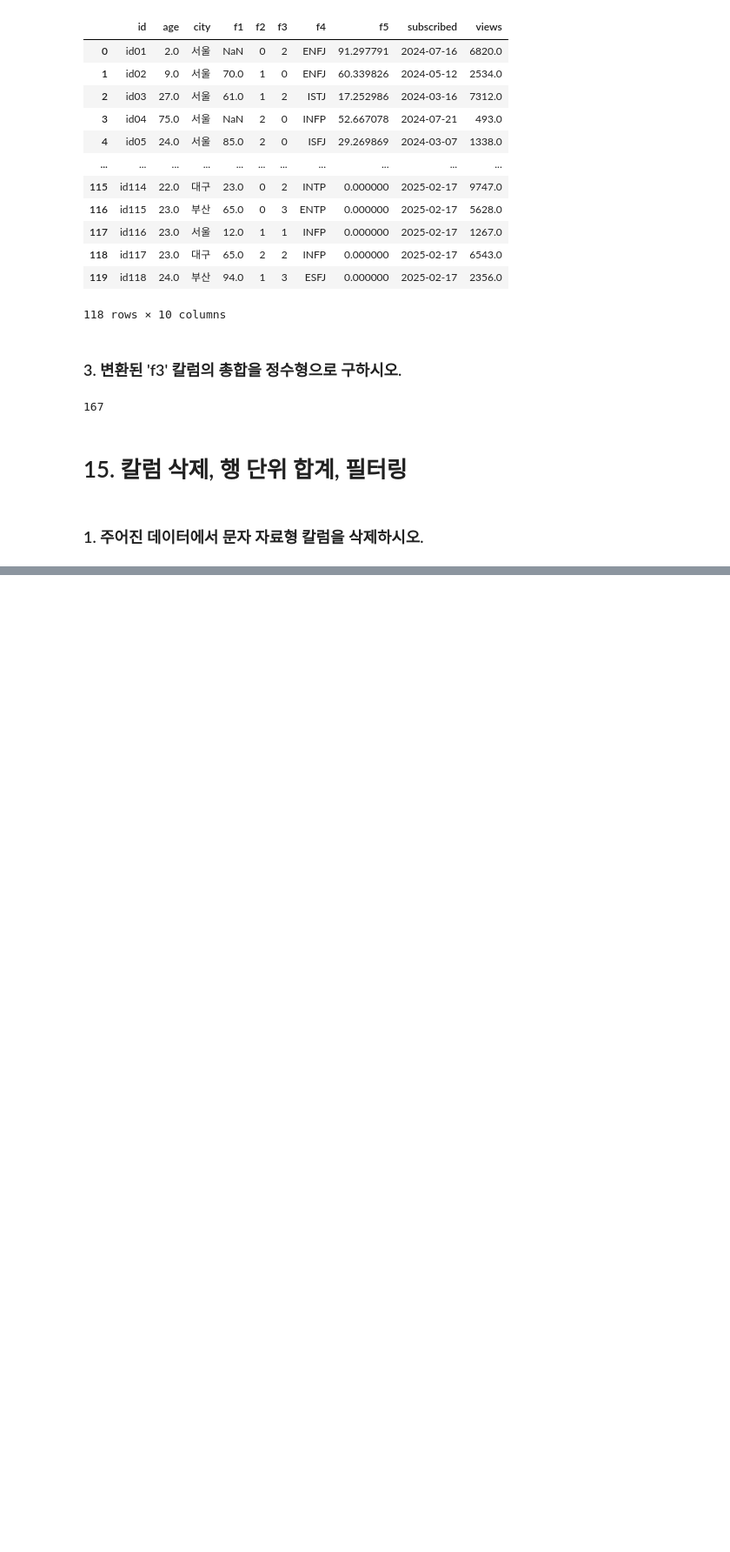
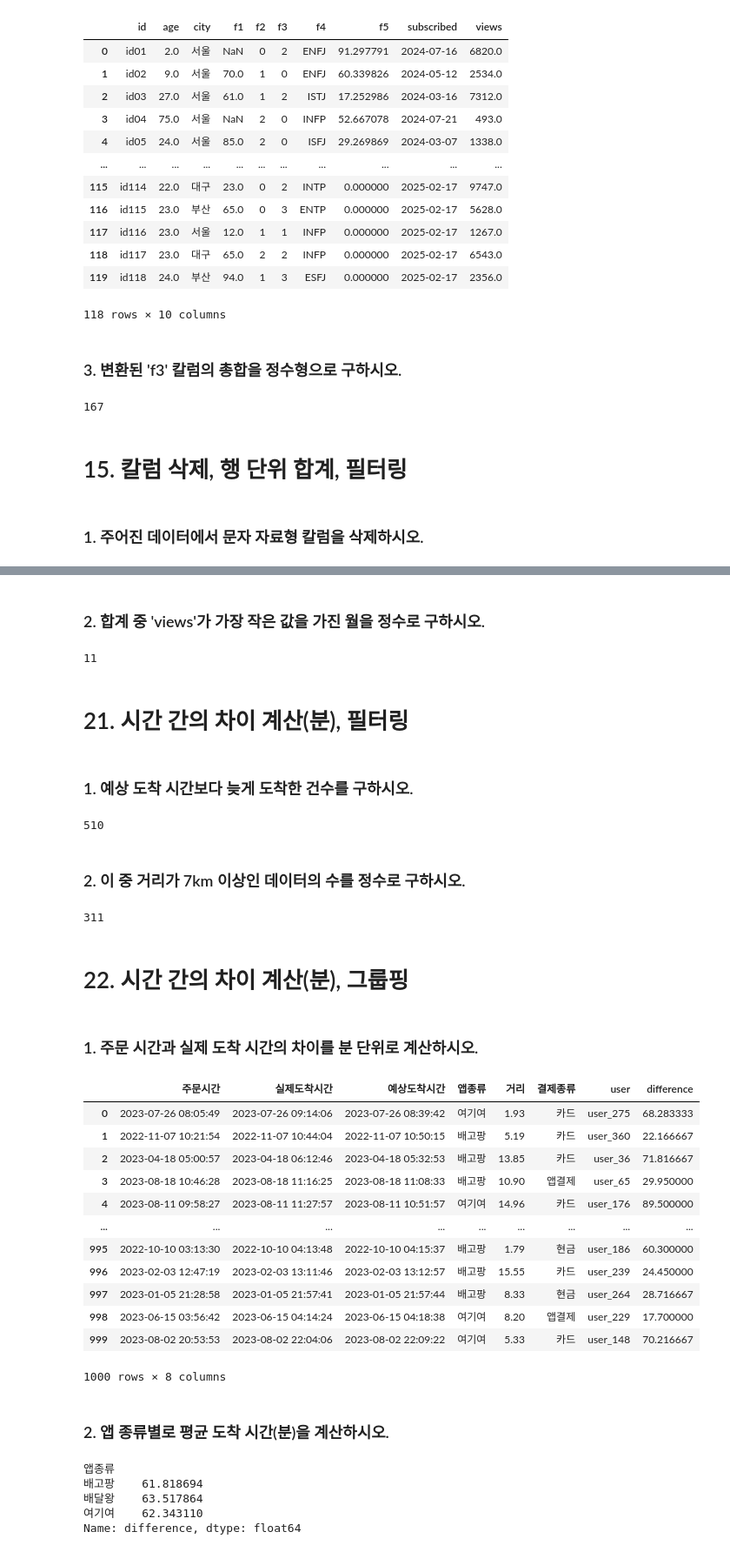
Before and after one commit to arsriu/Big_data_certificate, a Jupyter notebook: bigdata_analyst_Study(Part 1.) - 연습문제.ipynb, the cells around one changed output, grey strips where cells are left out. Shown: that part at 87% size. Drawn from its saved outputs; the diff is of its cells as text; code cells hidden in the pictures; blank space fills up the shorter version.

```diff
--- a/bigdata_analyst_Study(Part 1.) - 연습문제.ipynb
+++ b/bigdata_analyst_Study(Part 1.) - 연습문제.ipynb
@@ -480,0 +622,59 @@ memory usage: 9.5+ KB
+# %% [markdown]
+### 2. 합계 중 'views'가 가장 작은 값을 가진 월을 정수로 구하시오.
+# %%
+df.sort_values('views').index[0]
+# %% [output]
+11
+# %% [markdown]
+# 21. 시간 간의 차이 계산(분), 필터링
+# %% [markdown]
+### 1. 예상 도착 시간보다 늦게 도착한 건수를 구하시오.
+# %%
+import pandas as pd
+df = pd.read_csv('delivery_time.csv')
+df['실제도착시간'] = pd.to_datetime(df['실제도착시간'])
+df['예상도착시간'] = pd.to_datetime(df['예상도착시간'])
+cond = df['실제도착시간'] > df['예상도착시간']
+len(df[cond])
+# %% [output]
+510
+# %% [markdown]
+### 2. 이 중 거리가 7km 이상인 데이터의 수를 정수로 구하시오.
+# %%
+int(sum(df[cond]['거리'] >= 7))
+# %% [output]
+311
+# %% [markdown]
+# 22. 시간 간의 차이 계산(분), 그룹핑
+# %% [markdown]
+### 1. 주문 시간과 실제 도착 시간의 차이를 분 단위로 계산하시오.
+# %%
+import pandas as pd
+df = pd.read_csv('delivery_time.csv')
+df['difference'] =pd.to_datetime(df['실제도착시간']) - pd.to_datetime(df['주문시간'])
+df['difference'] = df['difference'].dt.total_seconds()/60
+df
+# %% [output]
+|  | 주문시간 | 실제도착시간 | 예상도착시간 | 앱종류 | 거리 | 결제종류 | user | difference |
+| 0 | 2023-07-26 08:05:49 | 2023-07-26 09:14:06 | 2023-07-26 08:39:42 | 여기여 | 1.93 | 카드 | user_275 | 68.283333 |
+| 1 | 2022-11-07 10:21:54 | 2022-11-07 10:44:04 | 2022-11-07 10:50:15 | 배고팡 | 5.19 | 카드 | user_360 | 22.166667 |
+| 2 | 2023-04-18 05:00:57 | 2023-04-18 06:12:46 | 2023-04-18 05:32:53 | 배고팡 | 13.85 | 카드 | user_36 | 71.816667 |
+| 3 | 2023-08-18 10:46:28 | 2023-08-18 11:16:25 | 2023-08-18 11:08:33 | 배고팡 | 10.90 | 앱결제 | user_65 | 29.950000 |
+| 4 | 2023-08-11 09:58:27 | 2023-08-11 11:27:57 | 2023-08-11 10:51:57 | 여기여 | 14.96 | 카드 | user_176 | 89.500000 |
+| ... | ... | ... | ... | ... | ... | ... | ... | ... |
+| 995 | 2022-10-10 03:13:30 | 2022-10-10 04:13:48 | 2022-10-10 04:15:37 | 배고팡 | 1.79 | 현금 | user_186 | 60.300000 |
+| 996 | 2023-02-03 12:47:19 | 2023-02-03 13:11:46 | 2023-02-03 13:12:57 | 배고팡 | 15.55 | 카드 | user_239 | 24.450000 |
+| 997 | 2023-01-05 21:28:58 | 2023-01-05 21:57:41 | 2023-01-05 21:57:44 | 배고팡 | 8.33 | 현금 | user_264 | 28.716667 |
+| 998 | 2023-06-15 03:56:42 | 2023-06-15 04:14:24 | 2023-06-15 04:18:38 | 여기여 | 8.20 | 앱결제 | user_229 | 17.700000 |
+| 999 | 2023-08-02 20:53:53 | 2023-08-02 22:04:06 | 2023-08-02 22:09:22 | 여기여 | 5.33 | 카드 | user_148 | 70.216667 |
+1000 rows × 8 columns
+# %% [markdown]
+### 2. 앱 종류별로 평균 도착 시간(분)을 계산하시오.
+# %%
+df.groupby(['앱종류'])['difference'].mean()
+# %% [output]
+앱종류
+배고팡    61.818694
+배달왕    63.517864
+여기여    62.343110
+Name: difference, dtype: float64
```
Also changed, not shown: parts of 76 cells of this notebook.
